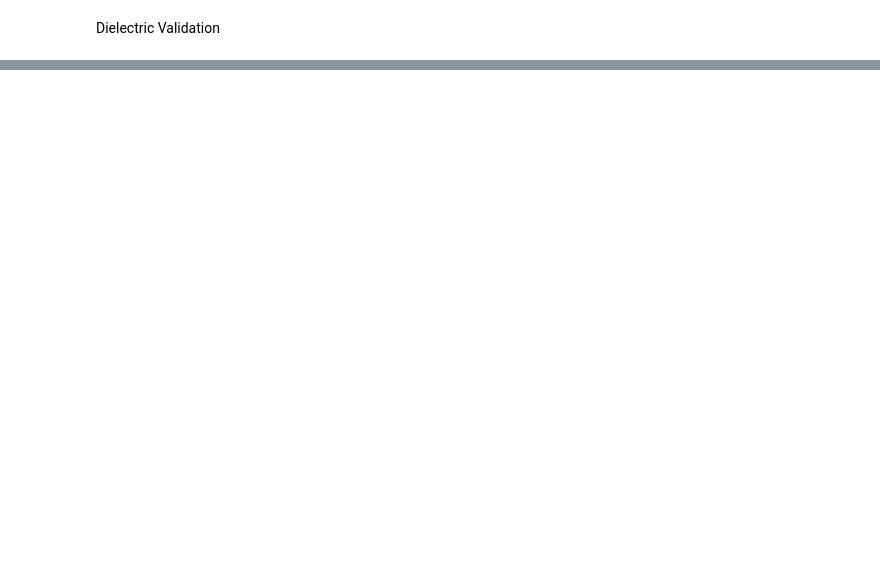
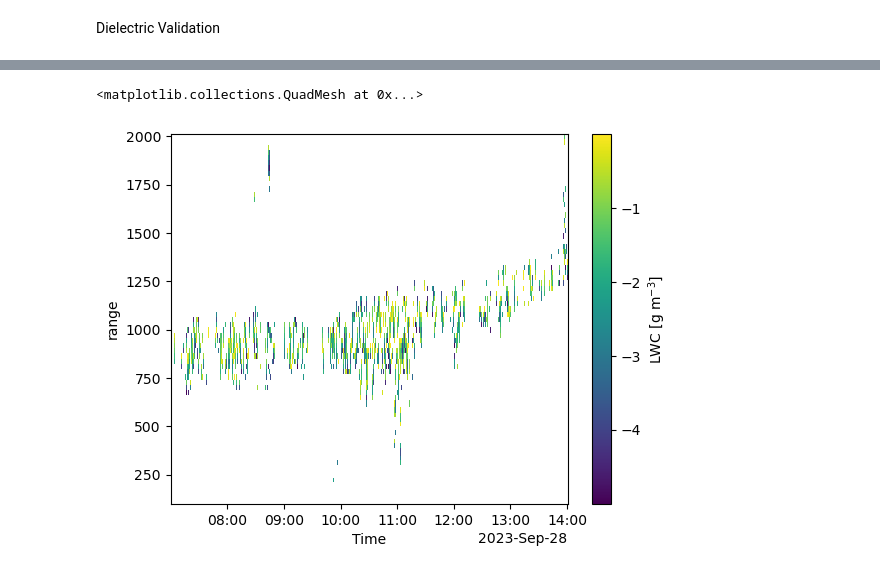
Before and after one commit to geronbreuergb-tech/dual_freq_radar_lwc, a Jupyter notebook: notebooks/03_dwr_and_masking.ipynb, the cells around one changed output, grey strips where cells are left out. Cells and saved outputs as stored; diff of their text form; code cells hidden in the pictures; blank space fills up the shorter version.

```diff
--- a/notebooks/03_dwr_and_masking.ipynb
+++ b/notebooks/03_dwr_and_masking.ipynb
@@ -24,0 +203,11 @@ print(kappa_liquid(94.0, 10.0))
+# %%
+lwc_filtered = lwc.where((lwc >= -5) & (lwc <= 0))
+lwc_filtered.plot(
+    x="Time",
+    y="range",
+    cmap="viridis",
+    cbar_kwargs={"label": "LWC [g m$^{-3}$]"}
+)
+# %% [output]
+<matplotlib.collections.QuadMesh at 0x...>
+[figure, added]
```
Also changed, not shown: parts of 20 cells of this notebook, 1 other file.
